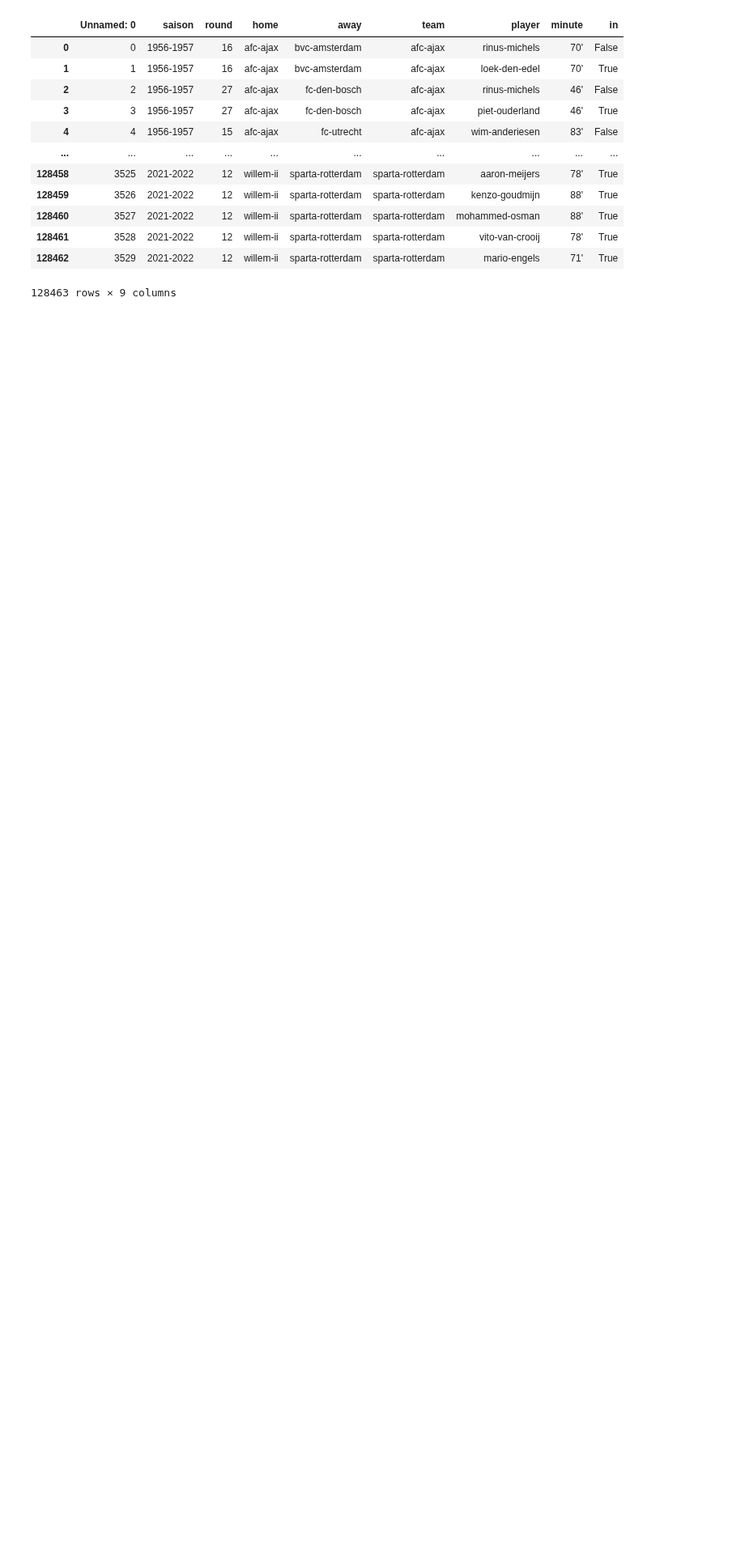
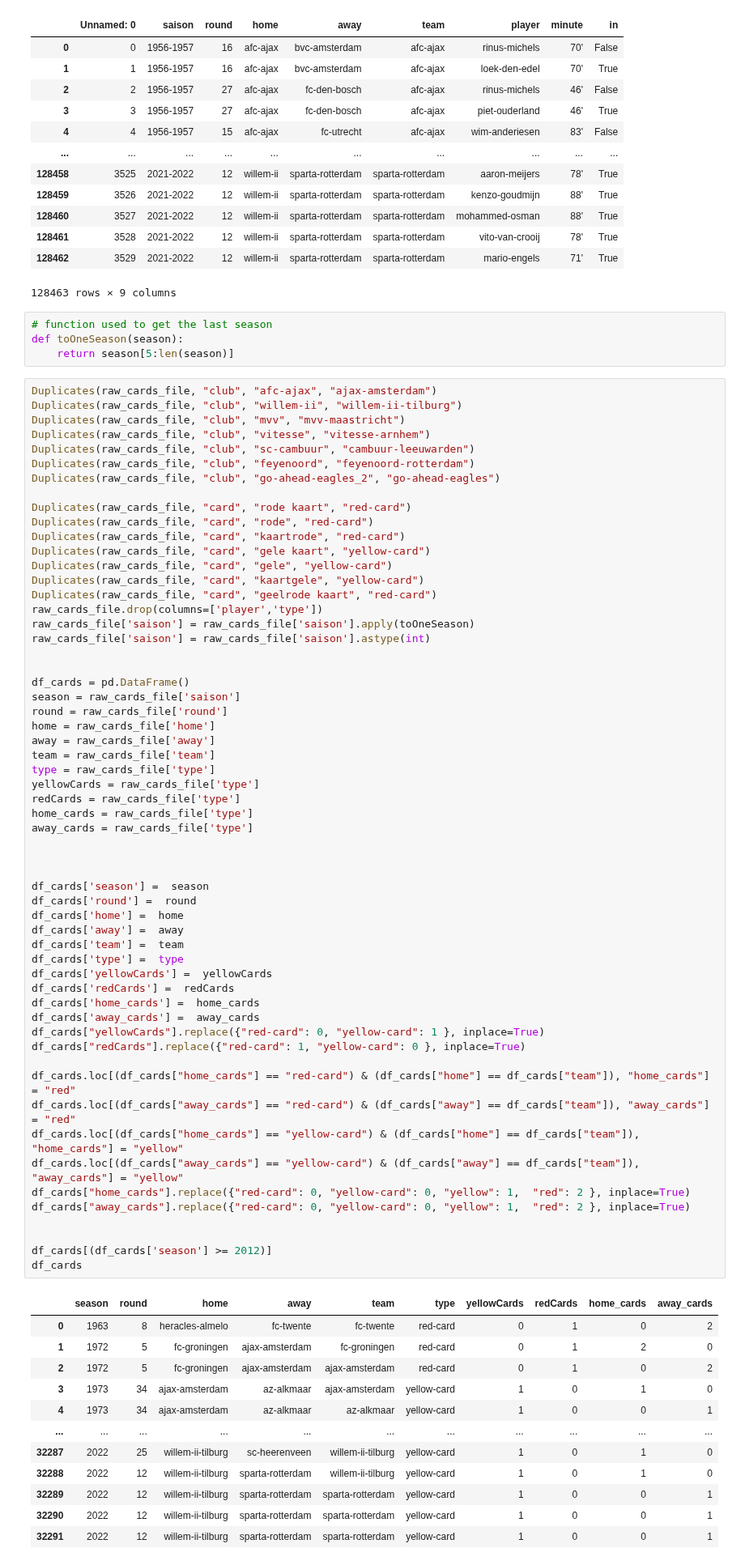
Before and after one commit to mohammedaljader/Football_Predictions_ML, a Jupyter notebook: Predict_the_winning.ipynb, the cells around one changed output. Shown at 81% size. Saved outputs shown, nothing was run; the diff lists cells and outputs as text; blank space fills up the shorter version.

```diff
--- a/Predict_the_winning.ipynb
+++ b/Predict_the_winning.ipynb
@@ -247,3 +268,78 @@ raw_subs_file
 | 128461 | 3528 | 2021-2022 | 12 | willem-ii | sparta-rotterdam | sparta-rotterdam | vito-van-crooij | 78' | True |
 | 128462 | 3529 | 2021-2022 | 12 | willem-ii | sparta-rotterdam | sparta-rotterdam | mario-engels | 71' | True |
 128463 rows × 9 columns
+# %%
+# function used to get the last season
+def toOneSeason(season):
+    return season[5:len(season)]
+# %%
+Duplicates(raw_cards_file, "club", "afc-ajax", "ajax-amsterdam")
+Duplicates(raw_cards_file, "club", "willem-ii", "willem-ii-tilburg")
+Duplicates(raw_cards_file, "club", "mvv", "mvv-maastricht")
+Duplicates(raw_cards_file, "club", "vitesse", "vitesse-arnhem")
+Duplicates(raw_cards_file, "club", "sc-cambuur", "cambuur-leeuwarden")
+Duplicates(raw_cards_file, "club", "feyenoord", "feyenoord-rotterdam")
+Duplicates(raw_cards_file, "club", "go-ahead-eagles_2", "go-ahead-eagles")
+
+Duplicates(raw_cards_file, "card", "rode kaart", "red-card")
+Duplicates(raw_cards_file, "card", "rode", "red-card")
+Duplicates(raw_cards_file, "card", "kaartrode", "red-card")
+Duplicates(raw_cards_file, "card", "gele kaart", "yellow-card")
+Duplicates(raw_cards_file, "card", "gele", "yellow-card")
+Duplicates(raw_cards_file, "card", "kaartgele", "yellow-card")
+Duplicates(raw_cards_file, "card", "geelrode kaart", "red-card")
+raw_cards_file.drop(columns=['player','type'])
+raw_cards_file['saison'] = raw_cards_file['saison'].apply(toOneSeason)
+raw_cards_file['saison'] = raw_cards_file['saison'].astype(int)
+
+
+df_cards = pd.DataFrame()
+season = raw_cards_file['saison']
+round = raw_cards_file['round']
+home = raw_cards_file['home']
+away = raw_cards_file['away']
+team = raw_cards_file['team']
+type = raw_cards_file['type']
+yellowCards = raw_cards_file['type']
+redCards = raw_cards_file['type']
+home_cards = raw_cards_file['type']
+away_cards = raw_cards_file['type']
+
+
+
+df_cards['season'] =  season
+df_cards['round'] =  round
+df_cards['home'] =  home
+df_cards['away'] =  away
+df_cards['team'] =  team
+df_cards['type'] =  type
+df_cards['yellowCards'] =  yellowCards
+df_cards['redCards'] =  redCards
+df_cards['home_cards'] =  home_cards
+df_cards['away_cards'] =  away_cards
+df_cards["yellowCards"].replace({"red-card": 0, "yellow-card": 1 }, inplace=True)
+df_cards["redCards"].replace({"red-card": 1, "yellow-card": 0 }, inplace=True)
+
+df_cards.loc[(df_cards["home_cards"] == "red-card") & (df_cards["home"] == df_cards["team"]), "home_cards"] = "red"
+df_cards.loc[(df_cards["away_cards"] == "red-card") & (df_cards["away"] == df_cards["team"]), "away_cards"] = "red"
+df_cards.loc[(df_cards["home_cards"] == "yellow-card") & (df_cards["home"] == df_cards["team"]), "home_cards"] = "yellow"
+df_cards.loc[(df_cards["away_cards"] == "yellow-card") & (df_cards["away"] == df_cards["team"]), "away_cards"] = "yellow"
+df_cards["home_cards"].replace({"red-card": 0, "yellow-card": 0, "yellow": 1,  "red": 2 }, inplace=True)
+df_cards["away_cards"].replace({"red-card": 0, "yellow-card": 0, "yellow": 1,  "red": 2 }, inplace=True)
+
+
+df_cards[(df_cards['season'] >= 2012)]
+df_cards
+# %% [output]
+|  | season | round | home | away | team | type | yellowCards | redCards | home_cards | away_cards |
+| 0 | 1963 | 8 | heracles-almelo | fc-twente | fc-twente | red-card | 0 | 1 | 0 | 2 |
+| 1 | 1972 | 5 | fc-groningen | ajax-amsterdam | fc-groningen | red-card | 0 | 1 | 2 | 0 |
+| 2 | 1972 | 5 | fc-groningen | ajax-amsterdam | ajax-amsterdam | red-card | 0 | 1 | 0 | 2 |
+| 3 | 1973 | 34 | ajax-amsterdam | az-alkmaar | ajax-amsterdam | yellow-card | 1 | 0 | 1 | 0 |
+| 4 | 1973 | 34 | ajax-amsterdam | az-alkmaar | az-alkmaar | yellow-card | 1 | 0 | 0 | 1 |
+| ... | ... | ... | ... | ... | ... | ... | ... | ... | ... | ... |
+| 32287 | 2022 | 25 | willem-ii-tilburg | sc-heerenveen | willem-ii-tilburg | yellow-card | 1 | 0 | 1 | 0 |
+| 32288 | 2022 | 12 | willem-ii-tilburg | sparta-rotterdam | willem-ii-tilburg | yellow-card | 1 | 0 | 1 | 0 |
+| 32289 | 2022 | 12 | willem-ii-tilburg | sparta-rotterdam | sparta-rotterdam | yellow-card | 1 | 0 | 0 | 1 |
+| 32290 | 2022 | 12 | willem-ii-tilburg | sparta-rotterdam | sparta-rotterdam | yellow-card | 1 | 0 | 0 | 1 |
+| 32291 | 2022 | 12 | willem-ii-tilburg | sparta-rotterdam | sparta-rotterdam | yellow-card | 1 | 0 | 0 | 1 |
```
Also changed, not shown: parts of 15 cells of this notebook.
